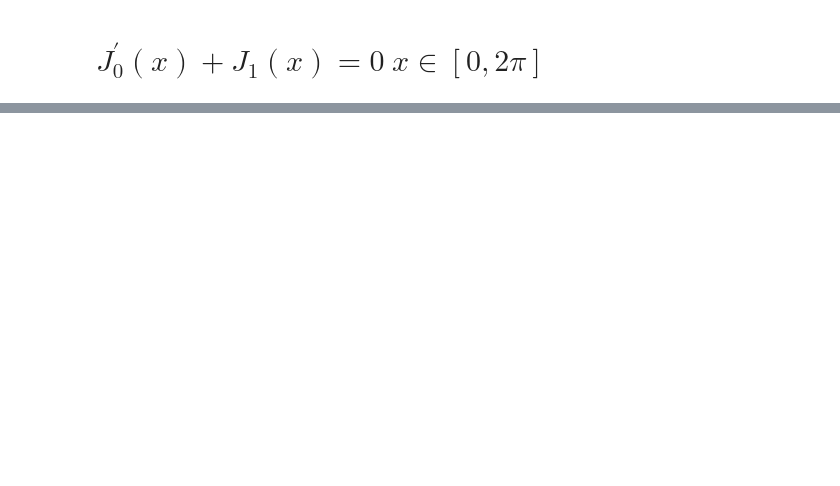
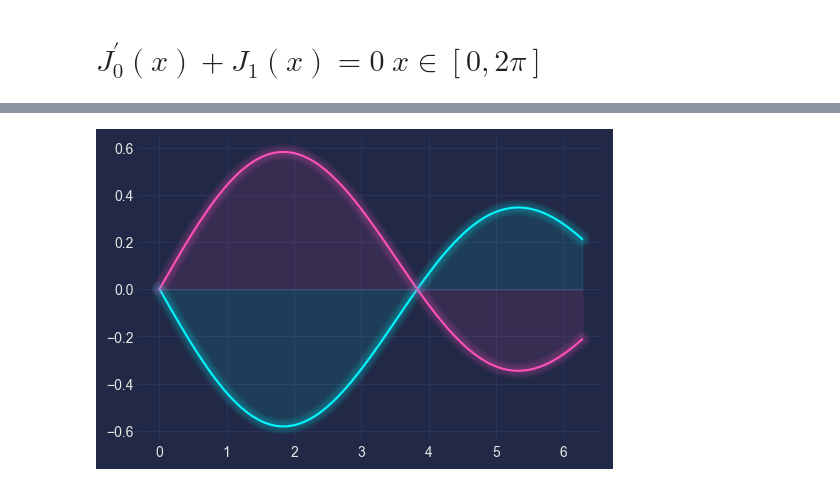
Before and after one commit to dckokis/OVF, a Jupyter notebook: task4/task4.ipynb, the cells around one changed output, grey strips where cells are left out. Cells and saved outputs as stored; diff of their text form; code cells hidden in the pictures; blank space fills up the shorter version.

```diff
--- a/task4/task4.ipynb
+++ b/task4/task4.ipynb
@@ -56,0 +59,13 @@ plt.show()
+# %%
+a = 0
+b = 2 * np.pi
+domain = np.linspace(a, b, 100)
+
+derivative = np.vectorize(lambda x, method: dJ(x, 0, method))
+bessel = np.vectorize(lambda x, method: J(x, 1, method))
+plt.plot(domain, derivative(domain, simpson_method))
+plt.plot(domain, bessel(domain, simpson_method))
+mplcyberpunk.add_glow_effects()
+plt.show()
+# %% [output]
+[figure, added]
```
Also changed, not shown: parts of 7 cells of this notebook, 3 other files.
